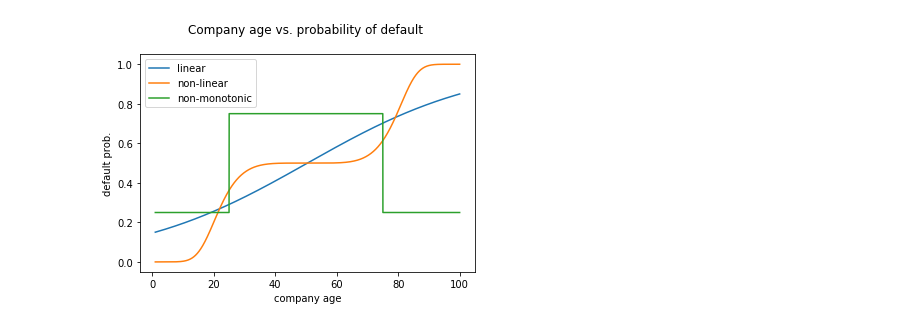
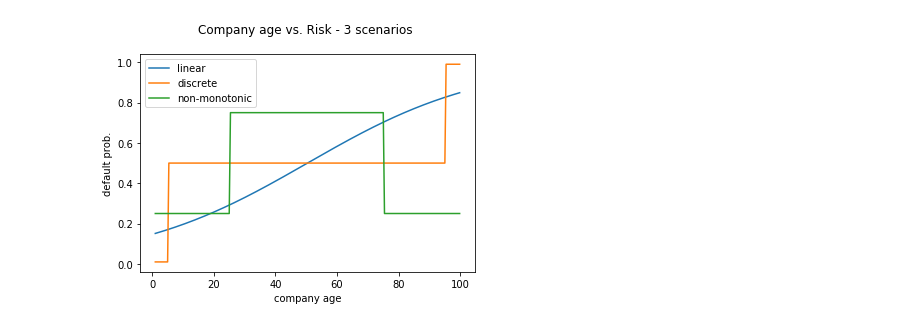
Before and after one commit to oli5679/WeightOfEvidenceDemo, a Jupyter notebook: Simulation Examples.ipynb, the cells around one changed output. Saved outputs shown, nothing was run; the diff lists cells and outputs as text; code cells hidden in the pictures.

```diff
--- a/Simulation Examples.ipynb
+++ b/Simulation Examples.ipynb
@@ -41,0 +52,2 @@ def simulate_outcome(risk_vector):
+# %%
+linear_risk = expit((company_age - company_age.mean()) / company_age.std())
@@ -41,0 +60,8 @@ def simulate_outcome(risk_vector):
+# %%
+def discrete_fn(company_age):
+    if company_age < 5:
+        return 0.01
+    elif company_age < 95:
+        return 0.5
+    else:
+        return 0.99
@@ -49,0 +80,2 @@ def non_mono_fn(company_age):
+# %%
+discrete_vec = np.vectorize(discrete_fn)
@@ -51,0 +88,2 @@ non_mono_vec = np.vectorize(non_mono_fn)
+# %%
+discrete_risk = discrete_vec(company_age)
@@ -58,12 +116,12 @@ SCENARIOS = [(linear_risk, 'linear'),
 # %%
-plt.plot(company_age,linear_risk)
-plt.plot(company_age,non_linear_risk)
-plt.plot(company_age,non_mono_risk)
-plt.legend(['linear','non-linear','non-monotonic'])
-plt.title('Company age vs. probability of default \n')
-plt.xlabel('company age')
-plt.ylabel('default prob.')
+plt.plot(company_age, linear_risk)
+plt.plot(company_age, discrete_risk)
+plt.plot(company_age, non_mono_risk)
+plt.legend(["linear", "discrete", "non-monotonic"])
+plt.title("Company age vs. Risk - 3 scenarios \n")
+plt.xlabel("company age")
+plt.ylabel("default prob.")
 
 plt.show()
 # %% [output]
-[figure, old version]
+[figure, new version]
```
Also changed, not shown: parts of 49 cells of this notebook, 2 other files.
